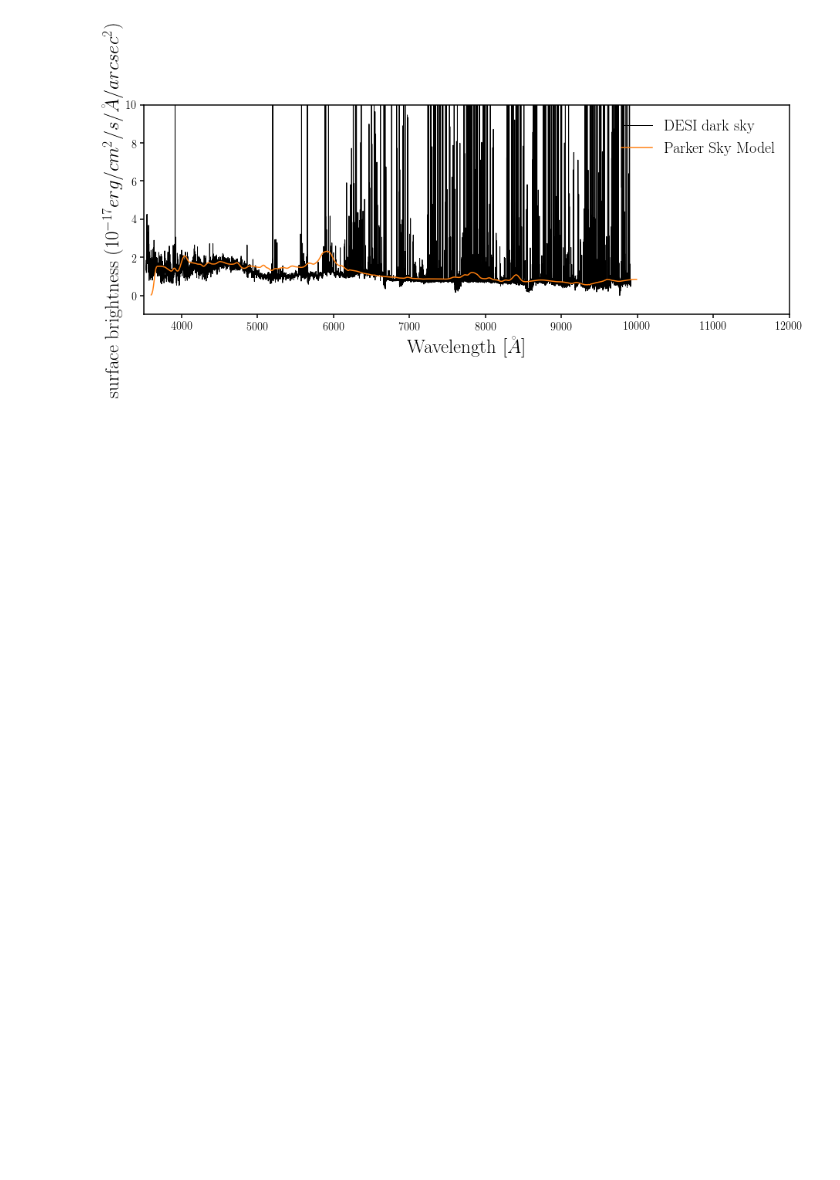
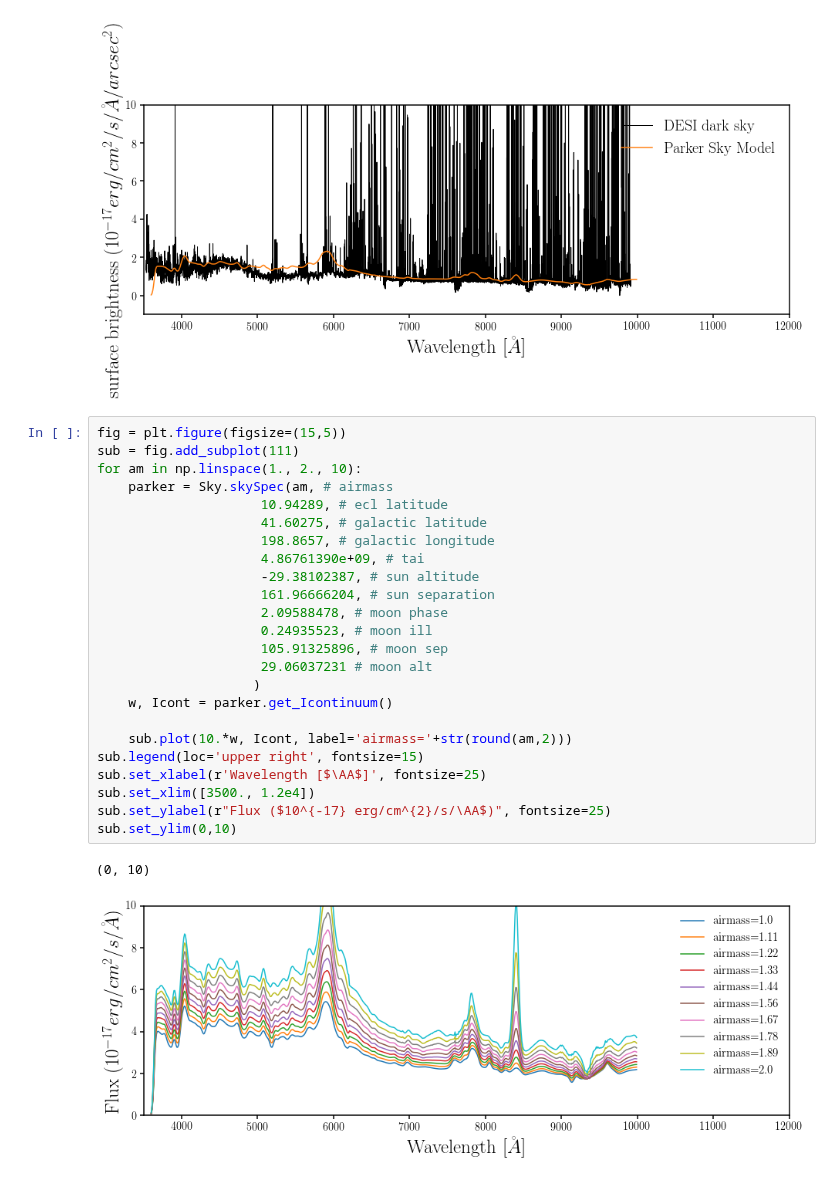
Before and after one commit to desi-bgs/feasiBGS, a Jupyter notebook: notebook/local_sky_parkerthesis.ipynb, the cells around one changed output. Cells and saved outputs as stored; diff of their text form; blank space fills up the shorter version.

```diff
--- a/notebook/local_sky_parkerthesis.ipynb
+++ b/notebook/local_sky_parkerthesis.ipynb
@@ -105,3 +105,30 @@ sub.set_ylim(-1.,10)
 # %% [output]
 (-1.0, 10)
 [figure]
+# %%
+fig = plt.figure(figsize=(15,5))
+sub = fig.add_subplot(111)
+for am in np.linspace(1., 2., 10):
+    parker = Sky.skySpec(am, # airmass
+                     10.94289, # ecl latitude
+                     41.60275, # galactic latitude
+                     198.8657, # galactic longitude
+                     4.86761390e+09, # tai
+                     -29.38102387, # sun altitude
+                     161.96666204, # sun separation
+                     2.09588478, # moon phase
+                     0.24935523, # moon ill
+                     105.91325896, # moon sep
+                     29.06037231 # moon alt
+                    )
+    w, Icont = parker.get_Icontinuum()
+
+    sub.plot(10.*w, Icont, label='airmass='+str(round(am,2)))
+sub.legend(loc='upper right', fontsize=15)
+sub.set_xlabel(r'Wavelength [$\AA$]', fontsize=25)
+sub.set_xlim([3500., 1.2e4])
+sub.set_ylabel(r"Flux ($10^{-17} erg/cm^{2}/s/\AA$)", fontsize=25)
+sub.set_ylim(0,10)
+# %% [output]
+(0, 10)
+[figure, added]
```
Also changed, not shown: parts of 2 cells of this notebook.
